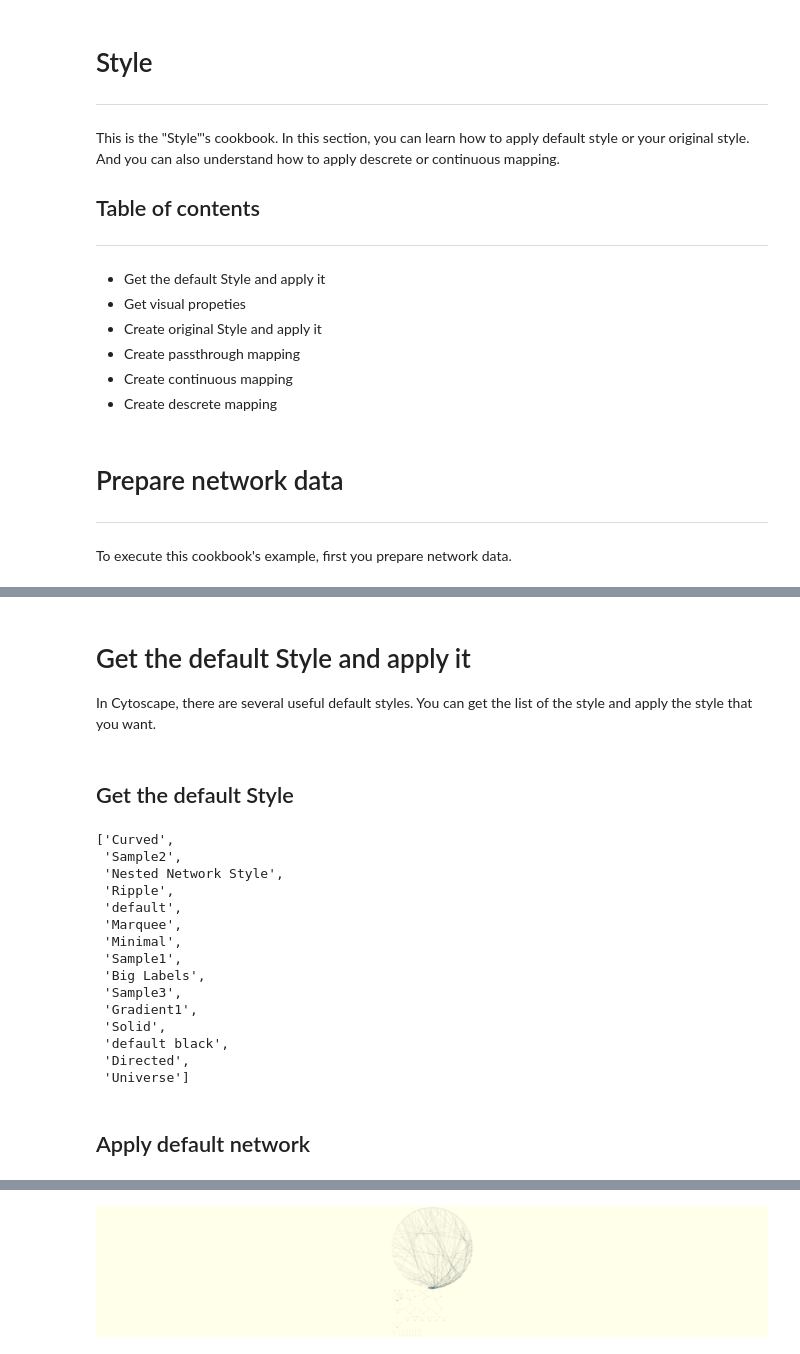
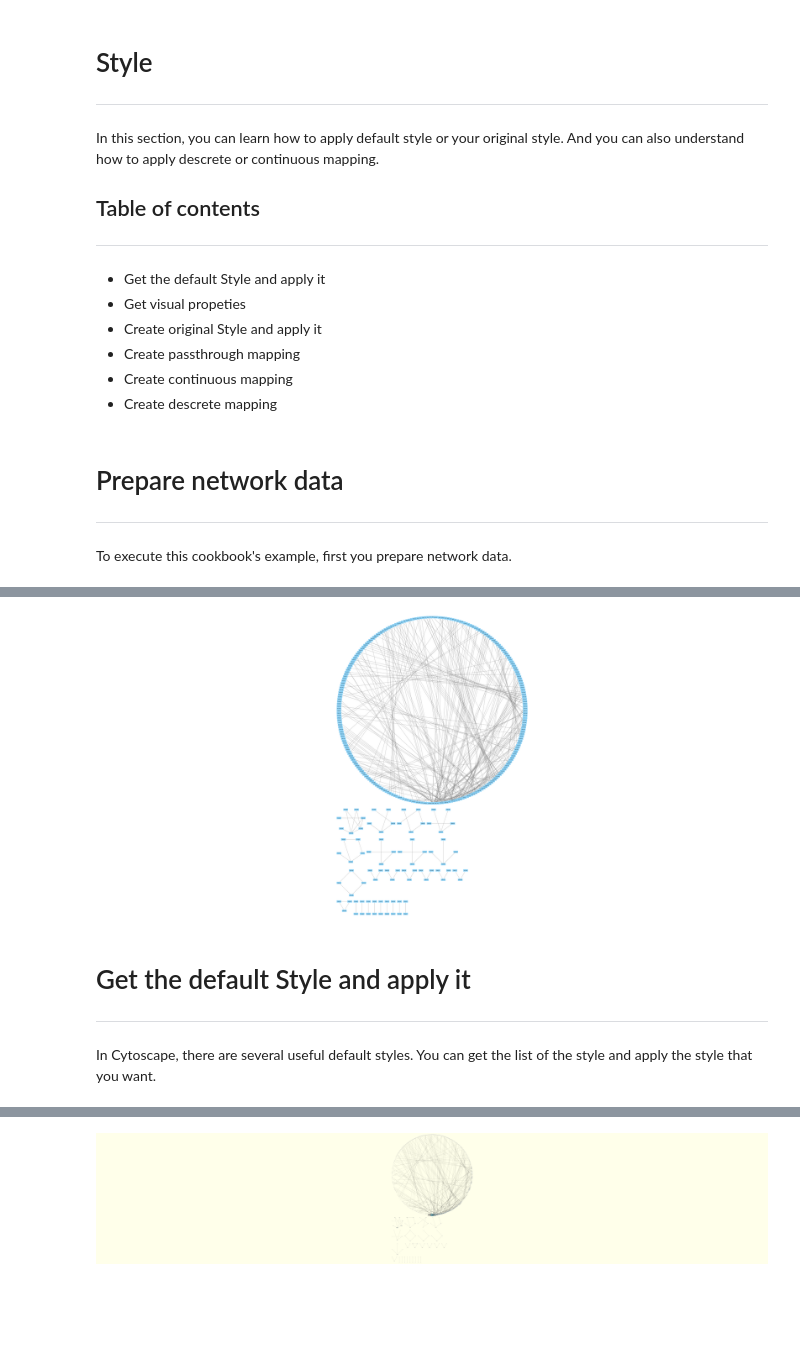
Before and after one commit to idekerlab/cyrest-examples, a Jupyter notebook: notebooks/cookbook/Python-cookbook/Style.ipynb, the cells around one changed output, grey strips where cells are left out. Cells and saved outputs as stored; diff of their text form; code cells hidden in the pictures; blank space fills up the shorter version.

```diff
--- a/notebooks/cookbook/Python-cookbook/Style.ipynb
+++ b/notebooks/cookbook/Python-cookbook/Style.ipynb
@@ -1,7 +1,9 @@
 # %% [markdown]
 # Style
 ---------------------------------------
-This is the "Style"'s cookbook. In this section, you can learn how to apply default style or your original style. And you can also understand how to apply descrete or continuous mapping.
+
+In this section, you can learn how to apply default style or your original style. And you can also understand how to apply descrete or continuous mapping.
+
 
 ## Table of contents
 ---------------------------------------
@@ -50,32 +52,17 @@ table_data.head()
 # %%
 # Merge them in Cytoscape
 yeast_net.update_node_table(df=table_data, network_key_col='name')
 
 # Apply layout
 cy.layout.apply(name='degree-circle', network=yeast_net)
+
+# Show it
+yeast_net_png = yeast_net.get_png()
+Image(yeast_net_png)
+# %% [output]
+[figure, added]
 # %% [markdown]
 # Get the default Style and apply it
+---------------------------------------
 
 In Cytoscape, there are several useful default styles. You can get the list of the style and apply the style that you want.
-# %% [markdown]
-## Get the default Style
-# %%
-cy.style.get_all()
-# %% [output]
-['Curved',
- 'Sample2',
- 'Nested Network Style',
- 'Ripple',
- 'default',
- 'Marquee',
- 'Minimal',
- 'Sample1',
- 'Big Labels',
- 'Sample3',
- 'Gradient1',
- 'Solid',
- 'default black',
- 'Directed',
- 'Universe']
-# %% [markdown]
-## Apply default network
```
Also changed, not shown: parts of 29 cells of this notebook.
